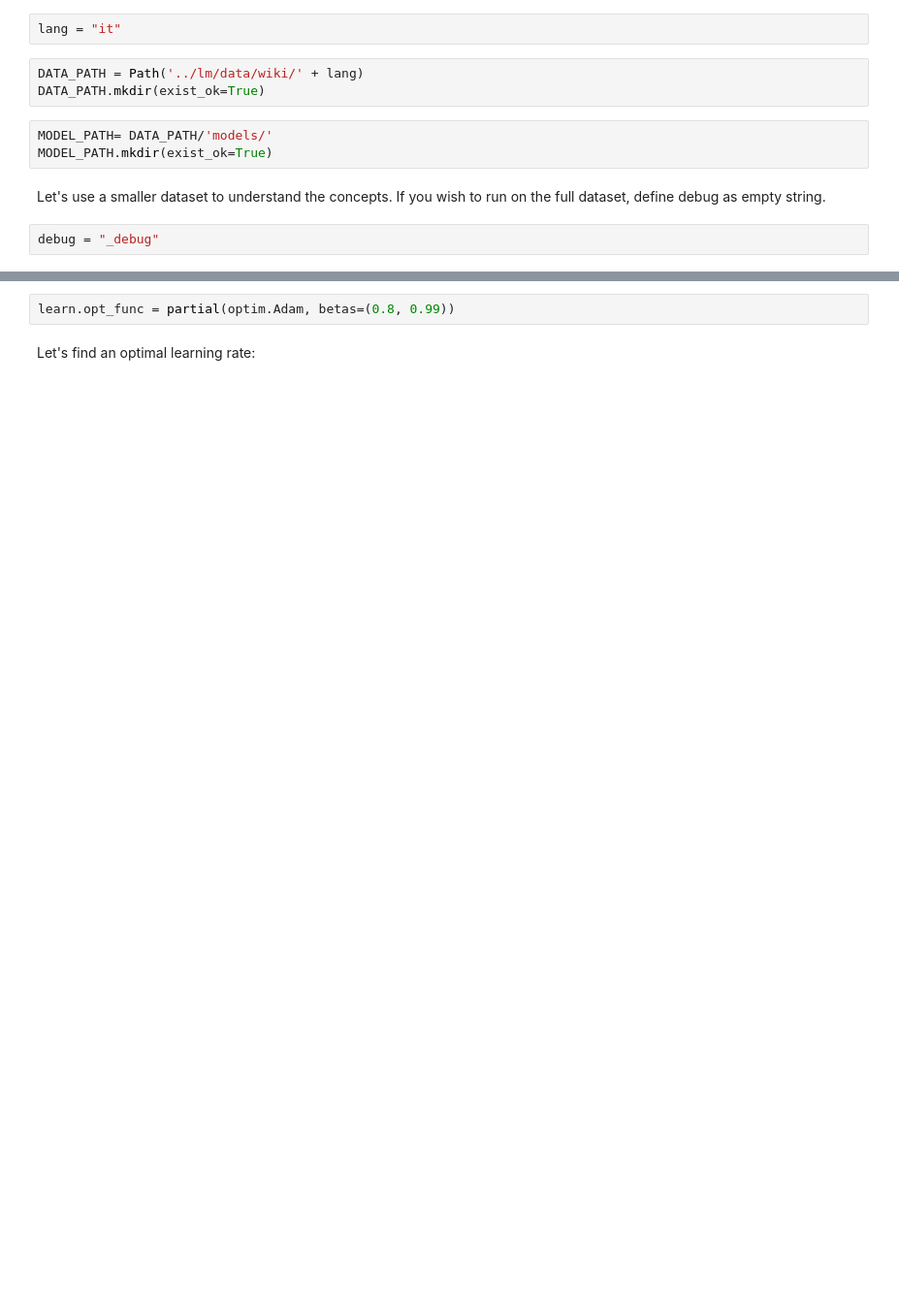
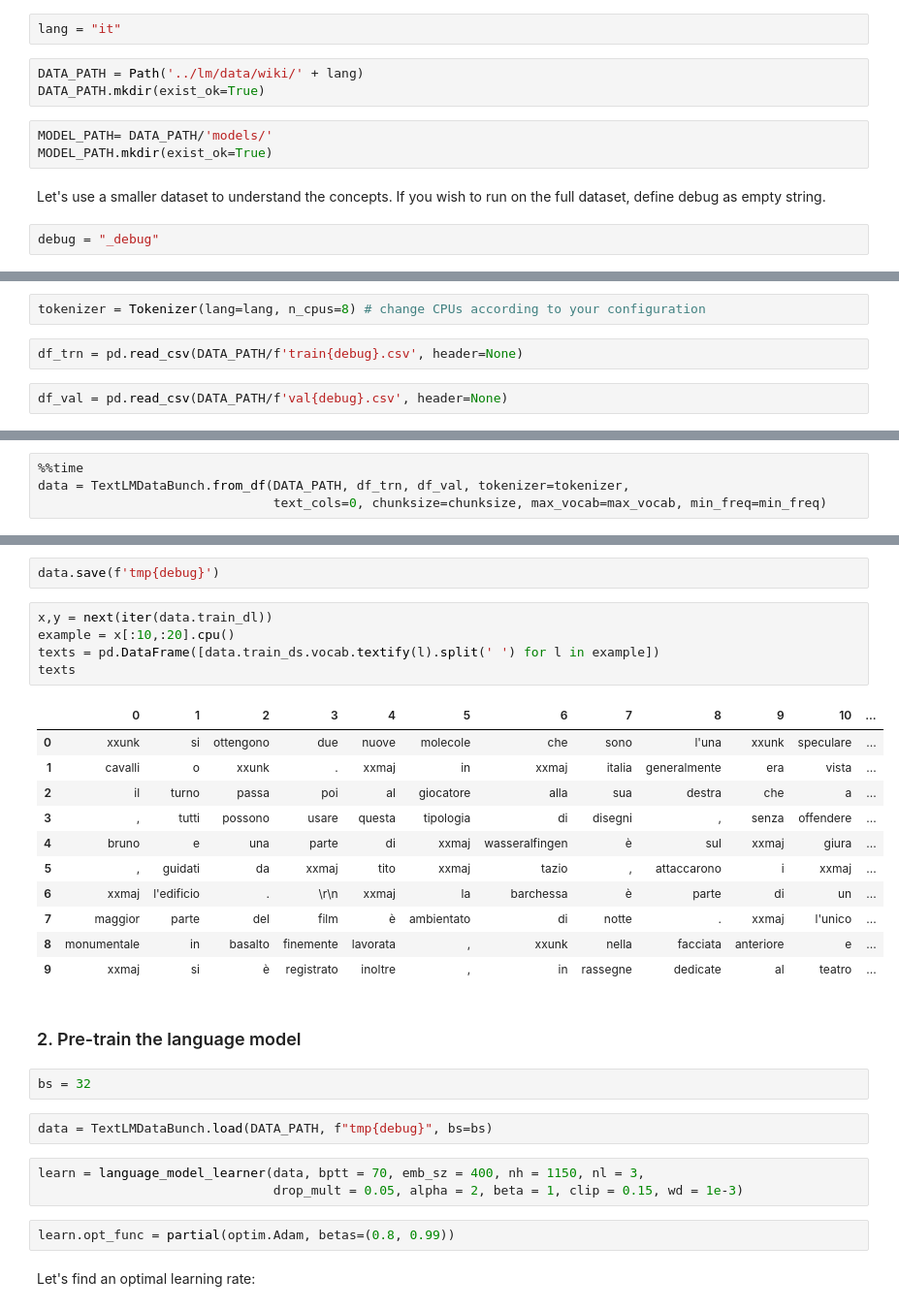
Before and after one commit to gianni-rg/ps-fastai-nlp, a Jupyter notebook: module-7/nbs/Train a language model from scratch.ipynb, the cells around one changed output, grey strips where cells are left out. Shown at 97% size. Cells and saved outputs as stored; diff of their text form; blank space fills up the shorter version.

```diff
--- a/module-7/nbs/Train a language model from scratch.ipynb
+++ b/module-7/nbs/Train a language model from scratch.ipynb
@@ -201,0 +52,6 @@ learn.metrics = [accuracy]
+# %%
+tokenizer = Tokenizer(lang=lang, n_cpus=8) # change CPUs according to your configuration
+# %%
+df_trn = pd.read_csv(DATA_PATH/f'train{debug}.csv', header=None)
+# %%
+df_val = pd.read_csv(DATA_PATH/f'val{debug}.csv', header=None)
@@ -201,0 +60,4 @@ learn.metrics = [accuracy]
+# %%
+%%time
+data = TextLMDataBunch.from_df(DATA_PATH, df_trn, df_val, tokenizer=tokenizer,
+                               text_cols=0, chunksize=chunksize, max_vocab=max_vocab, min_freq=min_freq)
@@ -202,3 +66,31 @@ learn.metrics = [accuracy]
+# %%
+data.save(f'tmp{debug}')
+# %%
+x,y = next(iter(data.train_dl))
+example = x[:10,:20].cpu()
+texts = pd.DataFrame([data.train_ds.vocab.textify(l).split(' ') for l in example])
+texts
+# %% [output]
+|  | 0 | 1 | 2 | 3 | 4 | 5 | 6 | 7 | 8 | 9 | 10 | ... |
+| 0 | xxunk | si | ottengono | due | nuove | molecole | che | sono | l'una | xxunk | speculare | ... |
+| 1 | cavalli | o | xxunk | . | xxmaj | in | xxmaj | italia | generalmente | era | vista | ... |
+| 2 | il | turno | passa | poi | al | giocatore | alla | sua | destra | che | a | ... |
+| 3 | , | tutti | possono | usare | questa | tipologia | di | disegni | , | senza | offendere | ... |
+| 4 | bruno | e | una | parte | di | xxmaj | wasseralfingen | è | sul | xxmaj | giura | ... |
+| 5 | , | guidati | da | xxmaj | tito | xxmaj | tazio | , | attaccarono | i | xxmaj | ... |
+| 6 | xxmaj | l'edificio | . | \r\n | xxmaj | la | barchessa | è | parte | di | un | ... |
+| 7 | maggior | parte | del | film | è | ambientato | di | notte | . | xxmaj | l'unico | ... |
+| 8 | monumentale | in | basalto | finemente | lavorata | , | xxunk | nella | facciata | anteriore | e | ... |
+| 9 | xxmaj | si | è | registrato | inoltre | , | in | rassegne | dedicate | al | teatro | ... |
+# %% [markdown]
+### 2. Pre-train the language model
+# %%
+bs = 32
+# %%
+data = TextLMDataBunch.load(DATA_PATH, f"tmp{debug}", bs=bs)
+# %%
+learn = language_model_learner(data, bptt = 70, emb_sz = 400, nh = 1150, nl = 3,
+                               drop_mult = 0.05, alpha = 2, beta = 1, clip = 0.15, wd = 1e-3)
 # %%
 learn.opt_func = partial(optim.Adam, betas=(0.8, 0.99))
 # %% [markdown]
```
Also changed, not shown: parts of 62 cells of this notebook, 19 other files.
